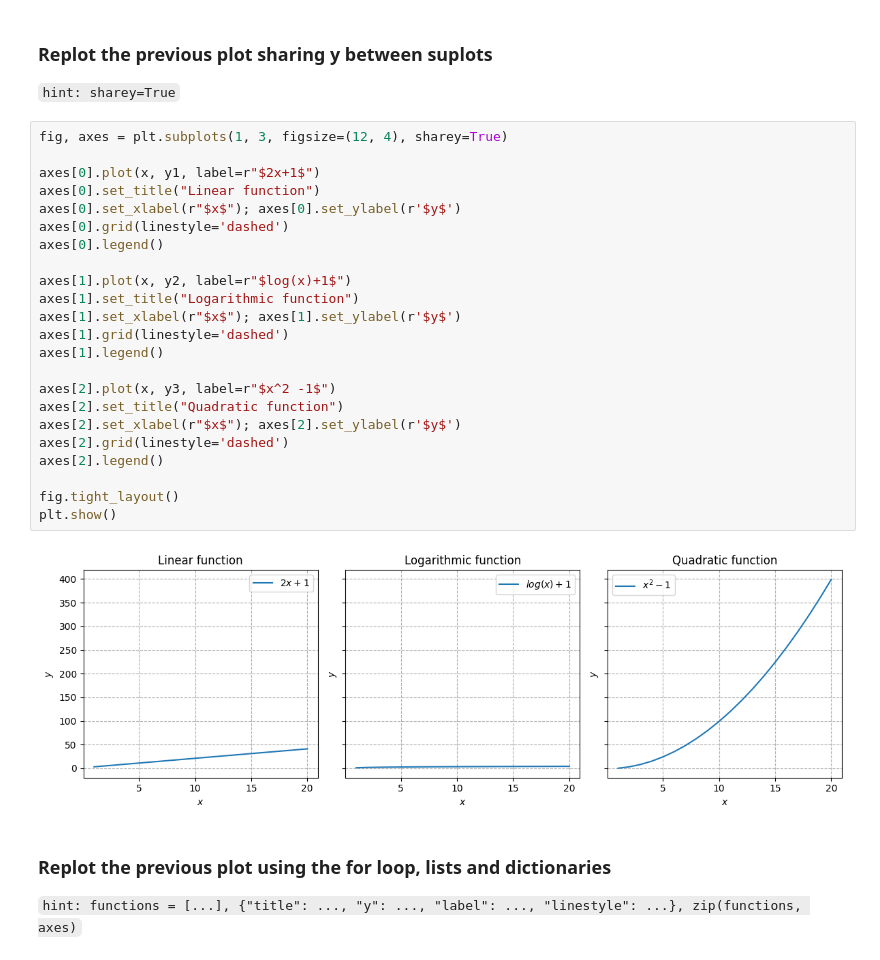
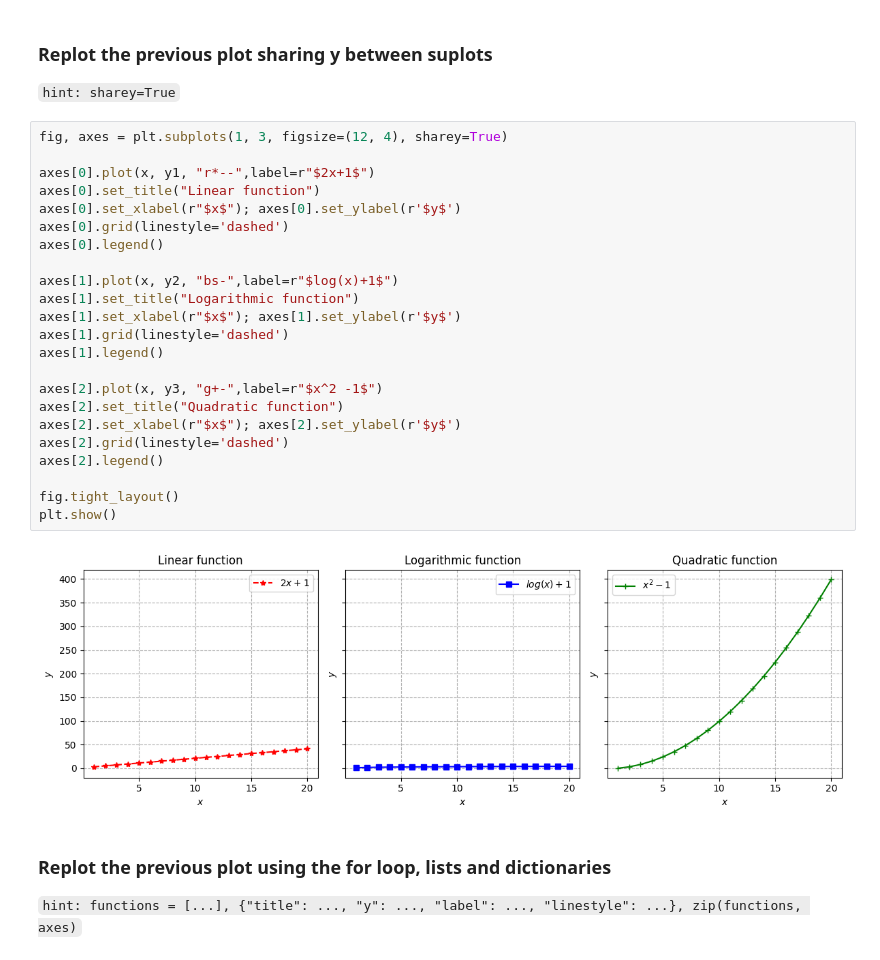
Before and after one commit to Lucaavnt/MLDM2026_exercises, a Jupyter notebook: VL735753_04_Matplotlib_Exercises.ipynb, the cells around one changed output. Saved outputs shown, nothing was run; the diff lists cells and outputs as text.

```diff
--- a/VL735753_04_Matplotlib_Exercises.ipynb
+++ b/VL735753_04_Matplotlib_Exercises.ipynb
@@ -109,28 +109,28 @@ plt.show()
 # %%
 fig, axes = plt.subplots(1, 3, figsize=(12, 4), sharey=True)
 
-axes[0].plot(x, y1, label=r"$2x+1$")
+axes[0].plot(x, y1, "r*--",label=r"$2x+1$")
 axes[0].set_title("Linear function")
 axes[0].set_xlabel(r"$x$"); axes[0].set_ylabel(r'$y$')
 axes[0].grid(linestyle='dashed')
 axes[0].legend()
 
-axes[1].plot(x, y2, label=r"$log(x)+1$")
+axes[1].plot(x, y2, "bs-",label=r"$log(x)+1$")
 axes[1].set_title("Logarithmic function")
 axes[1].set_xlabel(r"$x$"); axes[1].set_ylabel(r'$y$')
 axes[1].grid(linestyle='dashed')
 axes[1].legend()
 
-axes[2].plot(x, y3, label=r"$x^2 -1$")
+axes[2].plot(x, y3, "g+-",label=r"$x^2 -1$")
 axes[2].set_title("Quadratic function")
 axes[2].set_xlabel(r"$x$"); axes[2].set_ylabel(r'$y$')
 axes[2].grid(linestyle='dashed')
 axes[2].legend()
 
 fig.tight_layout()
 plt.show()
 # %% [output]
-[figure, old version]
+[figure, new version]
 # %% [markdown]
 ### Replot the previous plot using the for loop, lists and dictionaries
 `hint: functions = [...], {"title": ..., "y": ..., "label": ..., "linestyle": ...}, zip(functions, axes)`
```
Also changed, not shown: parts of 11 cells of this notebook.
